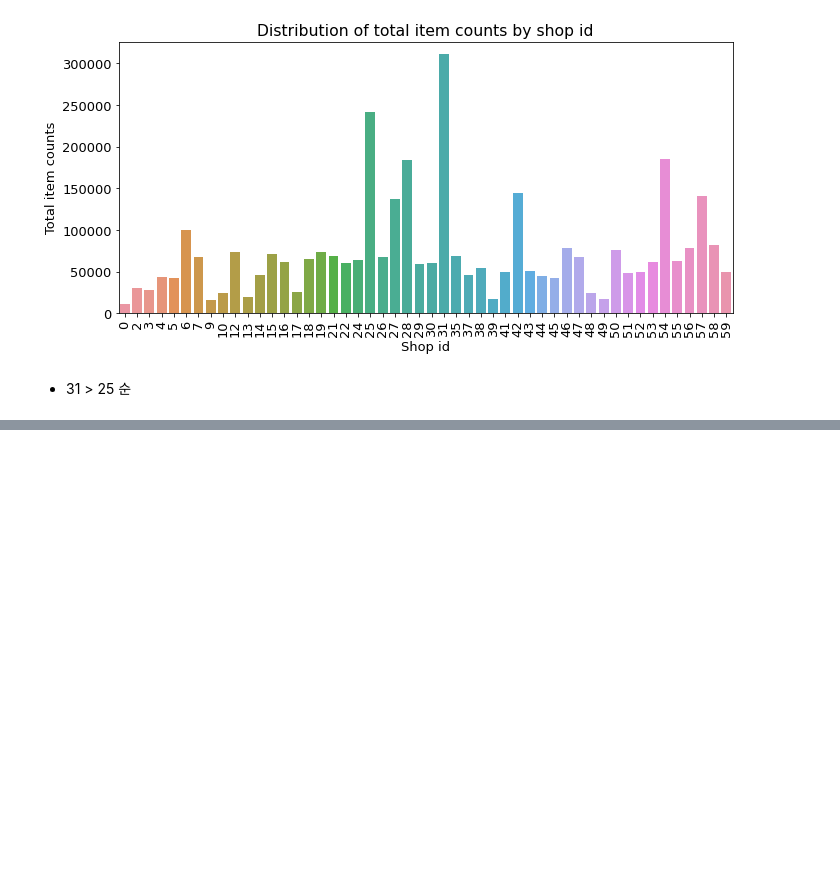
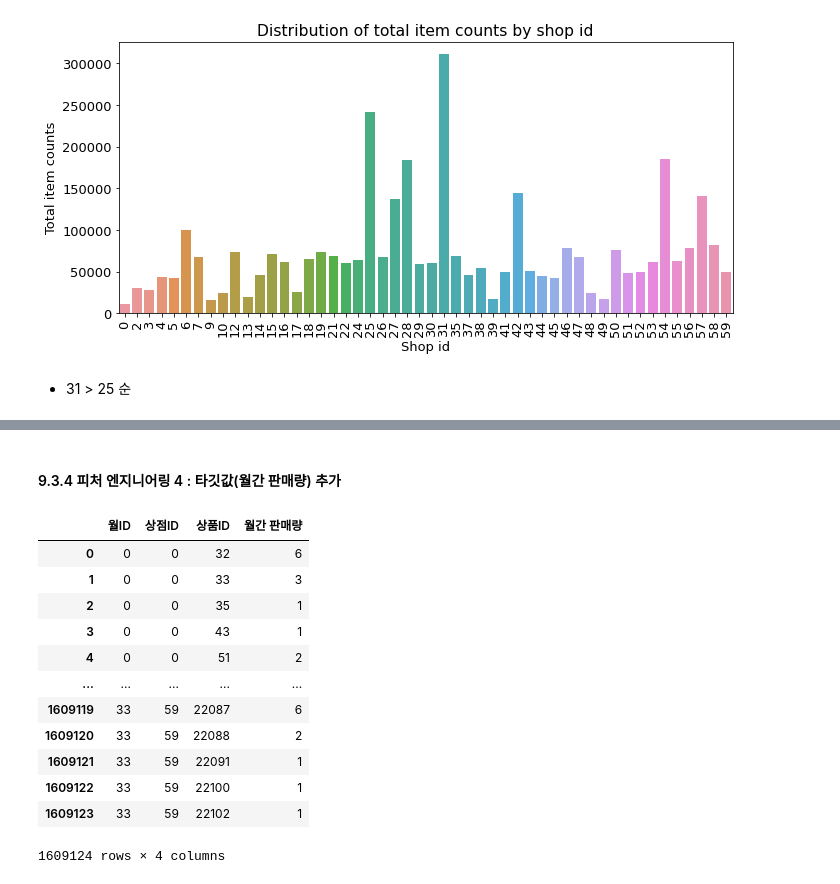
Before and after one commit to hbhb0311/DataAnalysis, a Jupyter notebook: predict_future_sales.ipynb, the cells around one changed output, grey strips where cells are left out. Cells and saved outputs as stored; diff of their text form; code cells hidden in the pictures; blank space fills up the shorter version.

Commit message:
향후 판매량 예측 - 피처 엔지니어링

```diff
--- a/predict_future_sales.ipynb
+++ b/predict_future_sales.ipynb
@@ -325,0 +328,15 @@ ax.tick_params(axis = 'x', labelrotation = 90)
+# %%
+import numpy as np
+import pandas as pd
+import warnings
+
+warnings.filterwarnings(action = 'ignore') # 경고 문구 생략
+
+data_path = 'C:/Users/hyebin.hyebin/Desktop/python/kaggle_dataset/competitive-data-science-predict-future-sales/'
+
+sales_train = pd.read_csv(data_path + 'sales_train.csv')
+shops = pd.read_csv(data_path + 'shops.csv')
+items = pd.read_csv(data_path + 'items.csv')
+item_categories = pd.read_csv(data_path + 'item_categories.csv')
+test = pd.read_csv(data_path + 'test.csv')
+submission = pd.read_csv(data_path + 'sample_submission.csv')
@@ -325,0 +345,9 @@ ax.tick_params(axis = 'x', labelrotation = 90)
+# %%
+sales_train = sales_train.rename(columns = {'date': '날짜',
+                                            'date_block_num': '월ID',
+                                            'shop_id': '상점ID',
+                                            'item_id': '상품ID',
+                                            'item_price': '판매가',
+                                            'item_cnt_day': '판매량'})
+
+sales_train.head()
@@ -325,0 +449,14 @@ ax.tick_params(axis = 'x', labelrotation = 90)
+# %%
+from itertools import product
+
+train = []
+
+# 월ID, 상점ID, 상품ID 조합 생성
+for i in sales_train['월ID'].unique():
+    all_shop = sales_train.loc[sales_train['월ID'] == i, '상점ID'].unique()
+    all_item = sales_train.loc[sales_train['월ID'] == i, '상품ID'].unique()
+    train.append(np.array(list(product([i], all_shop, all_item))))
+
+idx_features = ['월ID', '상점ID', '상품ID']
+
+train = pd.DataFrame(np.vstack(train), columns = idx_features)
@@ -325,0 +490,23 @@ ax.tick_params(axis = 'x', labelrotation = 90)
+# %% [markdown]
+#### 9.3.4 피처 엔지니어링 4 : 타깃값(월간 판매량) 추가
+# %%
+# idx_features를 기준으로 그룹화해 판매량 합 구하기
+group = sales_train.groupby(idx_features).agg({'판매량': 'sum'})
+
+group = group.reset_index()
+group = group.rename(columns = {'판매량': '월간 판매량'})
+group
+# %% [output]
+|  | 월ID | 상점ID | 상품ID | 월간 판매량 |
+| 0 | 0 | 0 | 32 | 6 |
+| 1 | 0 | 0 | 33 | 3 |
+| 2 | 0 | 0 | 35 | 1 |
+| 3 | 0 | 0 | 43 | 1 |
+| 4 | 0 | 0 | 51 | 2 |
+| ... | ... | ... | ... | ... |
+| 1609119 | 33 | 59 | 22087 | 6 |
+| 1609120 | 33 | 59 | 22088 | 2 |
+| 1609121 | 33 | 59 | 22091 | 1 |
+| 1609122 | 33 | 59 | 22100 | 1 |
+| 1609123 | 33 | 59 | 22102 | 1 |
+1609124 rows × 4 columns
```
Also changed, not shown: parts of 29 cells of this notebook.
